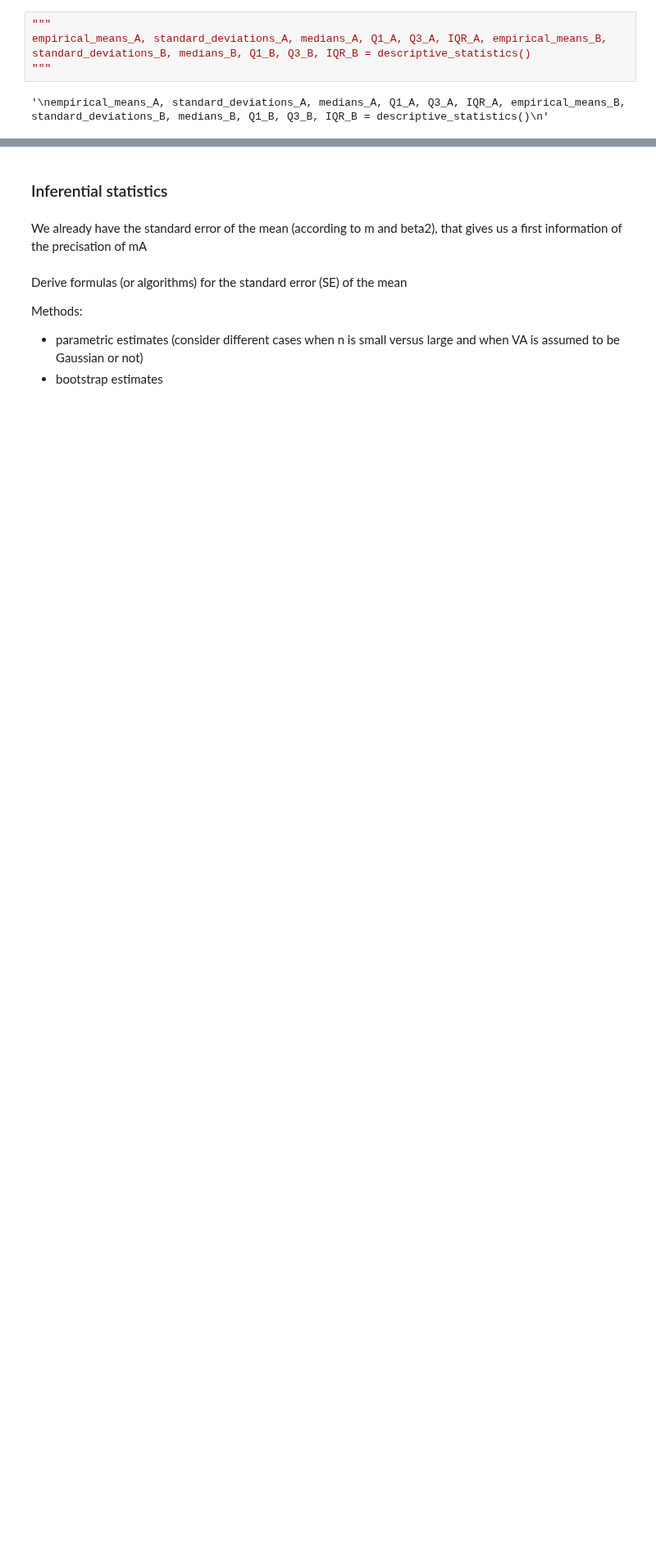
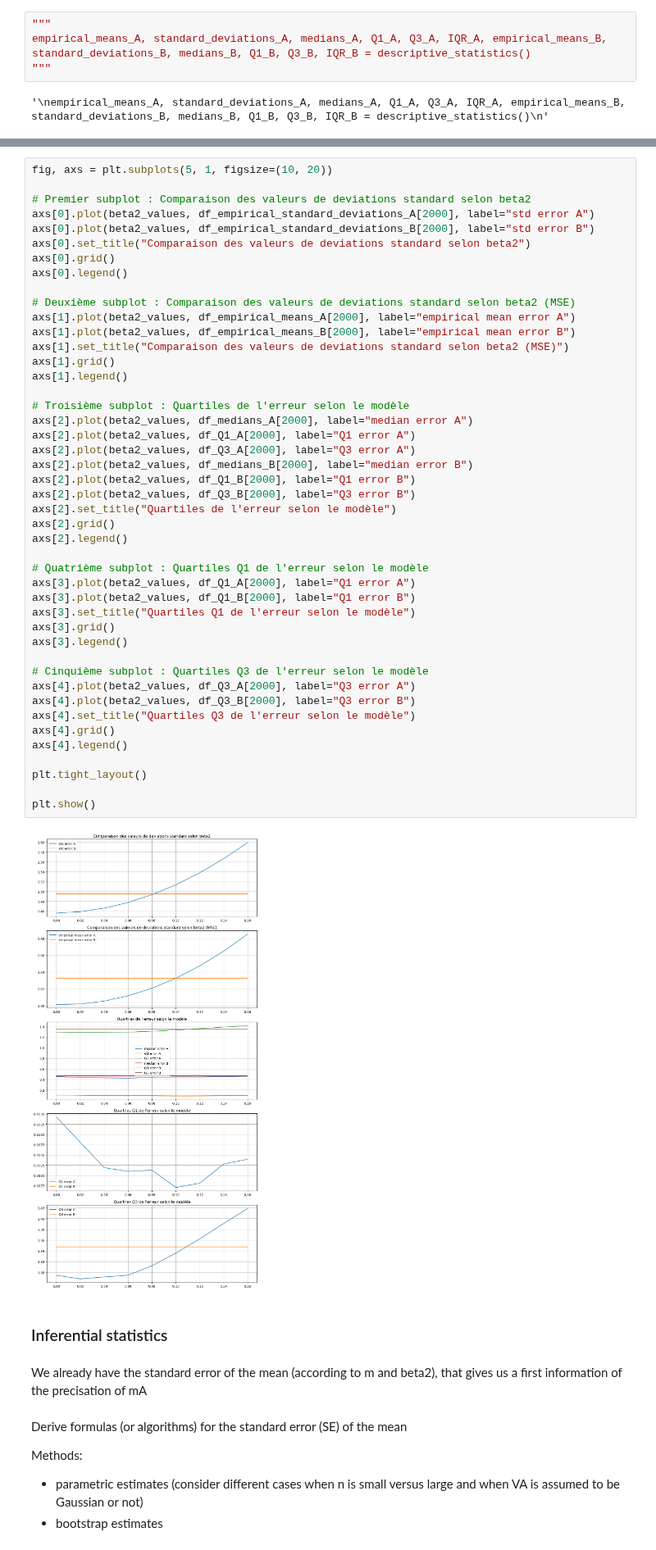
Before and after one commit to AntoineGilsonGH/The-Design-and-Analysis-of-Benchmark-Experiments, a Jupyter notebook: I0_Simplification.ipynb, the cells around one changed output, grey strips where cells are left out. Shown at 82% size. Saved outputs shown, nothing was run; the diff lists cells and outputs as text; blank space fills up the shorter version.

```diff
--- a/I0_Simplification.ipynb
+++ b/I0_Simplification.ipynb
@@ -486,3 +482,50 @@ def create_data():
+# %%
+fig, axs = plt.subplots(5, 1, figsize=(10, 20))
+
+# Premier subplot : Comparaison des valeurs de deviations standard selon beta2
+axs[0].plot(beta2_values, df_empirical_standard_deviations_A[2000], label="std error A")
+axs[0].plot(beta2_values, df_empirical_standard_deviations_B[2000], label="std error B")
+axs[0].set_title("Comparaison des valeurs de deviations standard selon beta2")
+axs[0].grid()
+axs[0].legend()
+
+# Deuxième subplot : Comparaison des valeurs de deviations standard selon beta2 (MSE)
+axs[1].plot(beta2_values, df_empirical_means_A[2000], label="empirical mean error A")
+axs[1].plot(beta2_values, df_empirical_means_B[2000], label="empirical mean error B")
+axs[1].set_title("Comparaison des valeurs de deviations standard selon beta2 (MSE)")
+axs[1].grid()
+axs[1].legend()
+
+# Troisième subplot : Quartiles de l'erreur selon le modèle
+axs[2].plot(beta2_values, df_medians_A[2000], label="median error A")
+axs[2].plot(beta2_values, df_Q1_A[2000], label="Q1 error A")
+axs[2].plot(beta2_values, df_Q3_A[2000], label="Q3 error A")
+axs[2].plot(beta2_values, df_medians_B[2000], label="median error B")
+axs[2].plot(beta2_values, df_Q1_B[2000], label="Q1 error B")
+axs[2].plot(beta2_values, df_Q3_B[2000], label="Q3 error B")
+axs[2].set_title("Quartiles de l'erreur selon le modèle")
+axs[2].grid()
+axs[2].legend()
+
+# Quatrième subplot : Quartiles Q1 de l'erreur selon le modèle
+axs[3].plot(beta2_values, df_Q1_A[2000], label="Q1 error A")
+axs[3].plot(beta2_values, df_Q1_B[2000], label="Q1 error B")
+axs[3].set_title("Quartiles Q1 de l'erreur selon le modèle")
+axs[3].grid()
+axs[3].legend()
+
+# Cinquième subplot : Quartiles Q3 de l'erreur selon le modèle
+axs[4].plot(beta2_values, df_Q3_A[2000], label="Q3 error A")
+axs[4].plot(beta2_values, df_Q3_B[2000], label="Q3 error B")
+axs[4].set_title("Quartiles Q3 de l'erreur selon le modèle")
+axs[4].grid()
+axs[4].legend()
+
+plt.tight_layout()
+
+plt.show()
+# %% [output]
+[figure, added]
 # %% [markdown]
 ### Inferential statistics
 # %% [markdown]
```
Also changed, not shown: parts of 11 cells of this notebook.
